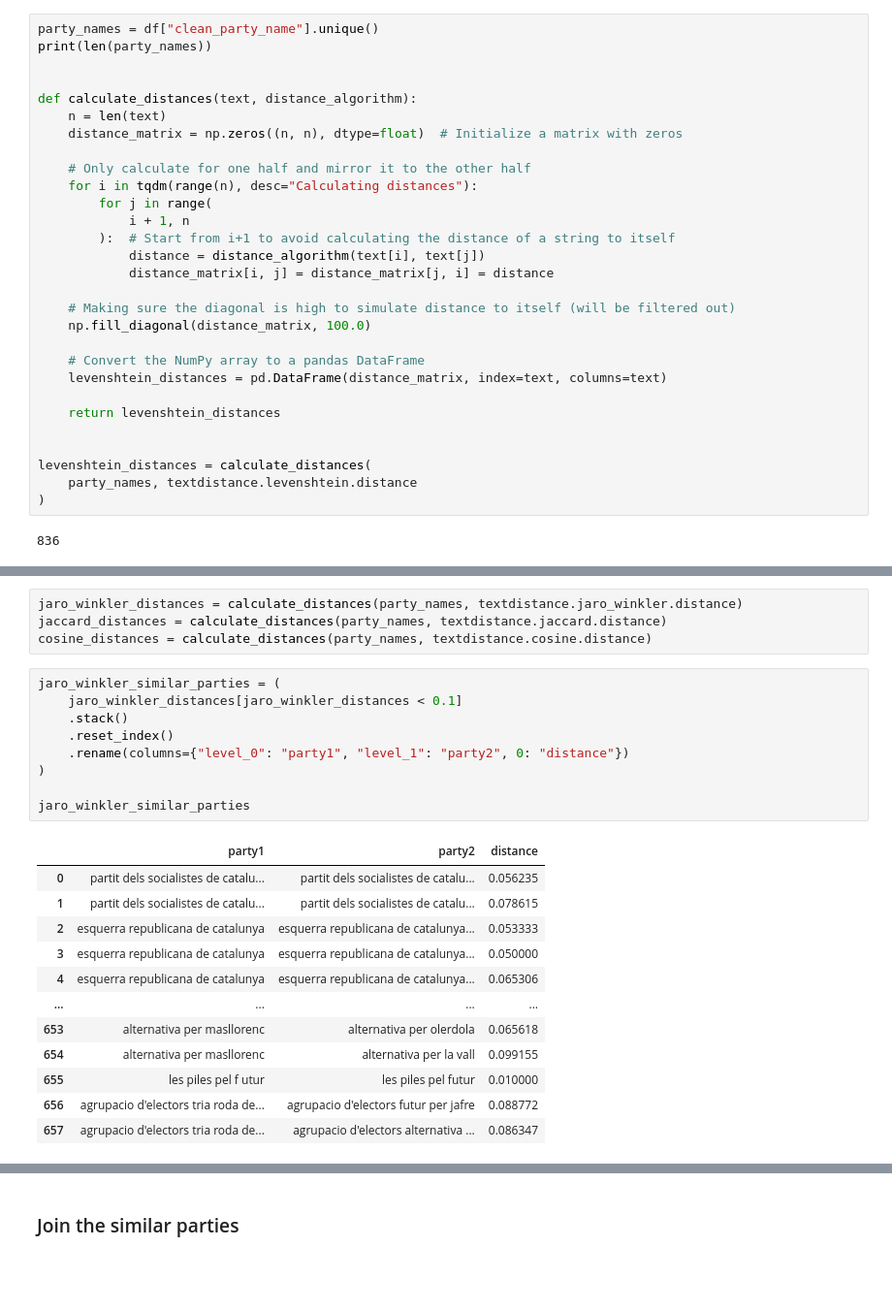
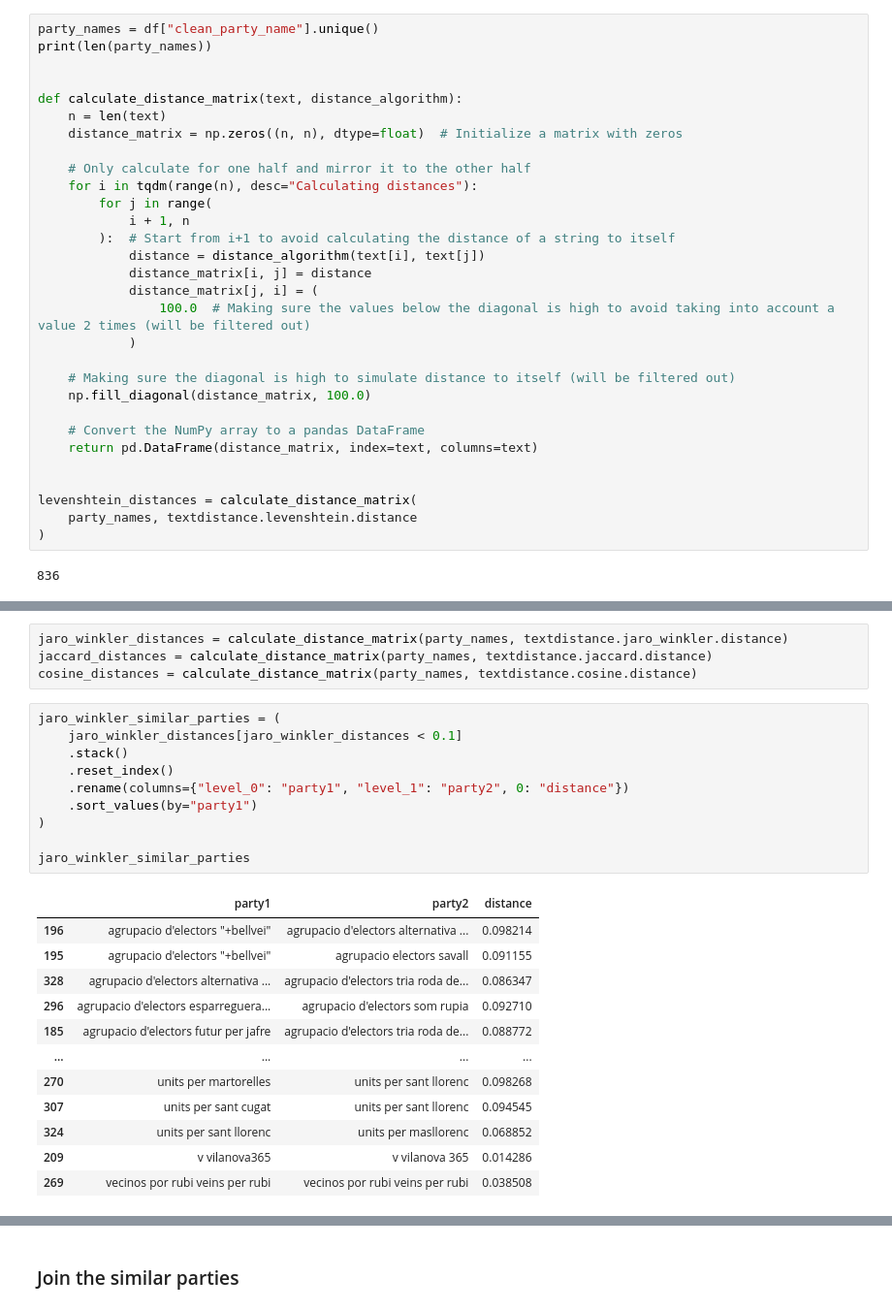
Before and after one commit to guillempla/catalan-elections-forecasting, a Jupyter notebook: src/study_data/study-clean-data.ipynb, the cells around one changed output, grey strips where cells are left out. Shown at 97% size. Cells and saved outputs as stored; diff of their text form; blank space fills up the shorter version.

```diff
--- a/src/study_data/study-clean-data.ipynb
+++ b/src/study_data/study-clean-data.ipynb
@@ -202,7 +202,7 @@ party_names = df["clean_party_name"].unique()
 print(len(party_names))
 
 
-def calculate_distances(text, distance_algorithm):
+def calculate_distance_matrix(text, distance_algorithm):
     n = len(text)
     distance_matrix = np.zeros((n, n), dtype=float)  # Initialize a matrix with zeros
 
@@ -212,18 +212,19 @@ def calculate_distances(text, distance_algorithm):
             i + 1, n
         ):  # Start from i+1 to avoid calculating the distance of a string to itself
             distance = distance_algorithm(text[i], text[j])
-            distance_matrix[i, j] = distance_matrix[j, i] = distance
+            distance_matrix[i, j] = distance
+            distance_matrix[j, i] = (
+                100.0  # Making sure the values below the diagonal is high to avoid taking into account a value 2 times (will be filtered out)
+            )
 
     # Making sure the diagonal is high to simulate distance to itself (will be filtered out)
     np.fill_diagonal(distance_matrix, 100.0)
 
     # Convert the NumPy array to a pandas DataFrame
-    levenshtein_distances = pd.DataFrame(distance_matrix, index=text, columns=text)
-
-    return levenshtein_distances
+    return pd.DataFrame(distance_matrix, index=text, columns=text)
 
 
-levenshtein_distances = calculate_distances(
+levenshtein_distances = calculate_distance_matrix(
     party_names, textdistance.levenshtein.distance
 )
 # %% [output]
@@ -255,26 +264,27 @@ levenshtein_similar_parties
 # %%
-jaro_winkler_distances = calculate_distances(party_names, textdistance.jaro_winkler.distance)
-jaccard_distances = calculate_distances(party_names, textdistance.jaccard.distance)
-cosine_distances = calculate_distances(party_names, textdistance.cosine.distance)
+jaro_winkler_distances = calculate_distance_matrix(party_names, textdistance.jaro_winkler.distance)
+jaccard_distances = calculate_distance_matrix(party_names, textdistance.jaccard.distance)
+cosine_distances = calculate_distance_matrix(party_names, textdistance.cosine.distance)
 # %%
 jaro_winkler_similar_parties = (
     jaro_winkler_distances[jaro_winkler_distances < 0.1]
     .stack()
     .reset_index()
     .rename(columns={"level_0": "party1", "level_1": "party2", 0: "distance"})
+    .sort_values(by="party1")
 )
 
 jaro_winkler_similar_parties
 # %% [output]
 |  | party1 | party2 | distance |
-| 0 | partit dels socialistes de catalu... | partit dels socialistes de catalu... | 0.056235 |
-| 1 | partit dels socialistes de catalu... | partit dels socialistes de catalu... | 0.078615 |
-| 2 | esquerra republicana de catalunya | esquerra republicana de catalunya... | 0.053333 |
-| 3 | esquerra republicana de catalunya | esquerra republicana de catalunya... | 0.050000 |
-| 4 | esquerra republicana de catalunya | esquerra republicana de catalunya... | 0.065306 |
+| 196 | agrupacio d'electors "+bellvei" | agrupacio d'electors alternativa ... | 0.098214 |
+| 195 | agrupacio d'electors "+bellvei" | agrupacio electors savall | 0.091155 |
+| 328 | agrupacio d'electors alternativa ... | agrupacio d'electors tria roda de... | 0.086347 |
+| 296 | agrupacio d'electors esparreguera... | agrupacio d'electors som rupia | 0.092710 |
+| 185 | agrupacio d'electors futur per jafre | agrupacio d'electors tria roda de... | 0.088772 |
 | ... | ... | ... | ... |
-| 653 | alternativa per masllorenc | alternativa per olerdola | 0.065618 |
-| 654 | alternativa per masllorenc | alternativa per la vall | 0.099155 |
-| 655 | les piles pel f utur | les piles pel futur | 0.010000 |
-| 656 | agrupacio d'electors tria roda de... | agrupacio d'electors futur per jafre | 0.088772 |
-| 657 | agrupacio d'electors tria roda de... | agrupacio d'electors alternativa ... | 0.086347 |
+| 270 | units per martorelles | units per sant llorenc | 0.098268 |
+| 307 | units per sant cugat | units per sant llorenc | 0.094545 |
+| 324 | units per sant llorenc | units per masllorenc | 0.068852 |
+| 209 | v vilanova365 | v vilanova 365 | 0.014286 |
+| 269 | vecinos por rubi veins per rubi | vecinos por rubi veins per rubi | 0.038508 |
```
Also changed, not shown: parts of 6 cells of this notebook.
